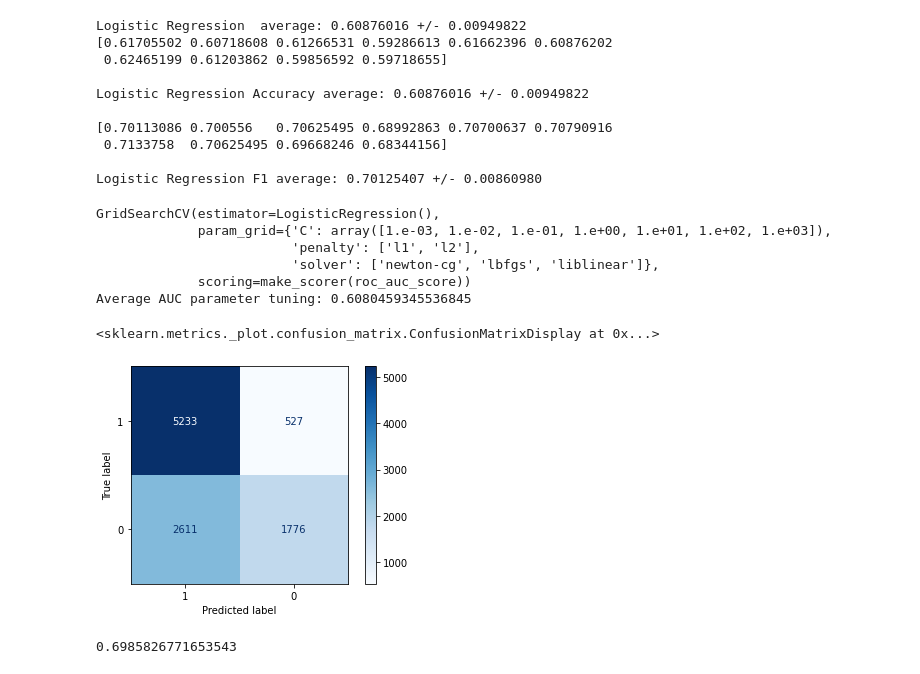
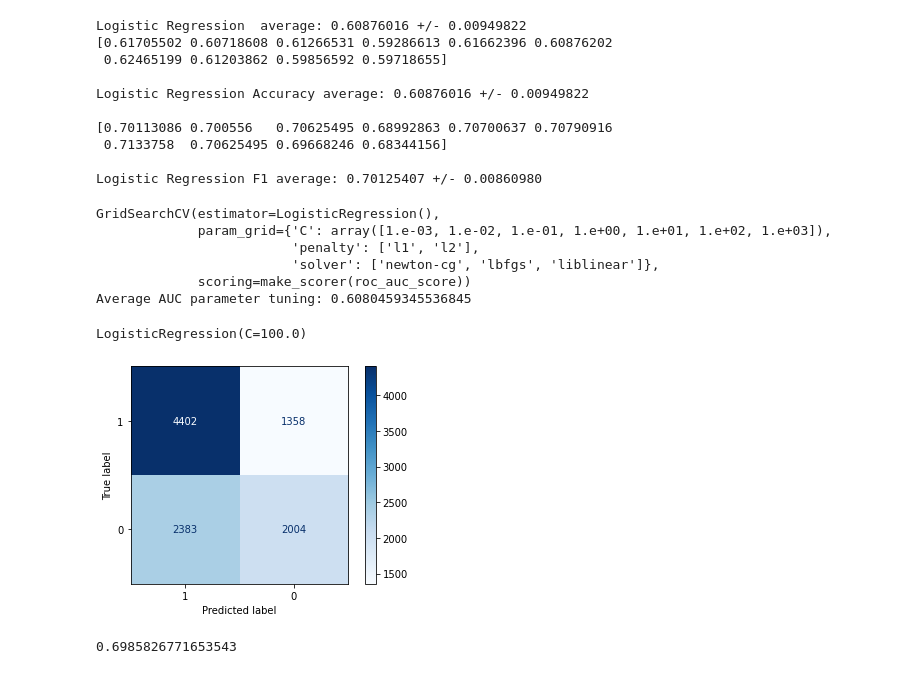
Before and after one commit to Balajjii/CE888-Reassessment, a Jupyter notebook: Finding_Best_Algorithms_For_Vehicle_Coupon_Recommendation_Dataset.ipynb, the cells around one changed output. Saved outputs shown, nothing was run; the diff lists cells and outputs as text; code cells hidden in the pictures.

```diff
--- a/Finding_Best_Algorithms_For_Vehicle_Coupon_Recommendation_Dataset.ipynb
+++ b/Finding_Best_Algorithms_For_Vehicle_Coupon_Recommendation_Dataset.ipynb
@@ -338,7 +341,7 @@ KNN CV average: 0.60277810 +/- 0.01808246
 ## KKN Grid Search
 # %%
 # Definition of parameters to test
-k_range = list(range(1, 20))
+k_range = list(range(1, 30))
 param_grid = dict(n_neighbors=k_range)
 
 # Grid Search for hyper-parameter tuning
@@ -350,8 +353,8 @@ print(neigh)
 print("Average AUC parameter tuning:", neigh.best_score_)
 
 # Best estimator found with GridSearchCV
-SVC_classifier = neigh.best_estimator_
-SVC_classifier
+neigh_classifier = neigh.best_estimator_
+neigh_classifier
 # %% [output]
 GridSearchCV(cv=StratifiedKFold(n_splits=10, random_state=None, shuffle=False),
              estimator=KNeighborsClassifier(n_neighbors=3),
@@ -417,30 +418,31 @@ Logistic Regression F1 average: 0.70125407 +/- 0.00860980
 # %%
 parameters = {
     'penalty' : ['l1','l2'],
     'C'       : np.logspace(-3,3,7),
     'solver'  : ['newton-cg', 'lbfgs', 'liblinear'],
 }
 
 LR_classifier = GridSearchCV(LR_classifier, param_grid=parameters, scoring=make_scorer(auc))
 LR_classifier.fit(X_df,y_df)
 print(LR_classifier)
 
+plot_confusion_matrix(estimator=LR_classifier, X=X_df, y_true=y_df, labels=[1,0], cmap='Blues')
+
 # CV metric of the parameter-tuned Random Forest Classifier
 print("Average AUC parameter tuning:", LR_classifier.best_score_)
 
 # Best estimator found with GridSearchCV
 LR_classifier = LR_classifier.best_estimator_
 LR_classifier
-plot_confusion_matrix(estimator=clf, X=X_df, y_true=y_df, labels=[1,0], cmap='Blues')
 # %% [output]
 GridSearchCV(estimator=LogisticRegression(),
              param_grid={'C': array([1.e-03, 1.e-02, 1.e-01, 1.e+00, 1.e+01, 1.e+02, 1.e+03]),
                          'penalty': ['l1', 'l2'],
                          'solver': ['newton-cg', 'lbfgs', 'liblinear']},
              scoring=make_scorer(roc_auc_score))
 Average AUC parameter tuning: 0.6080459345536845
-<sklearn.metrics._plot.confusion_matrix.ConfusionMatrixDisplay at 0x...>
+LogisticRegression(C=100.0)
-[figure, old version]
+[figure, new version]
 # %%
 # All of the preprocessing was done before splitting into TRAINING and TESTING (because there were no missing values)
 
```
Also changed, not shown: parts of 8 cells of this notebook.
